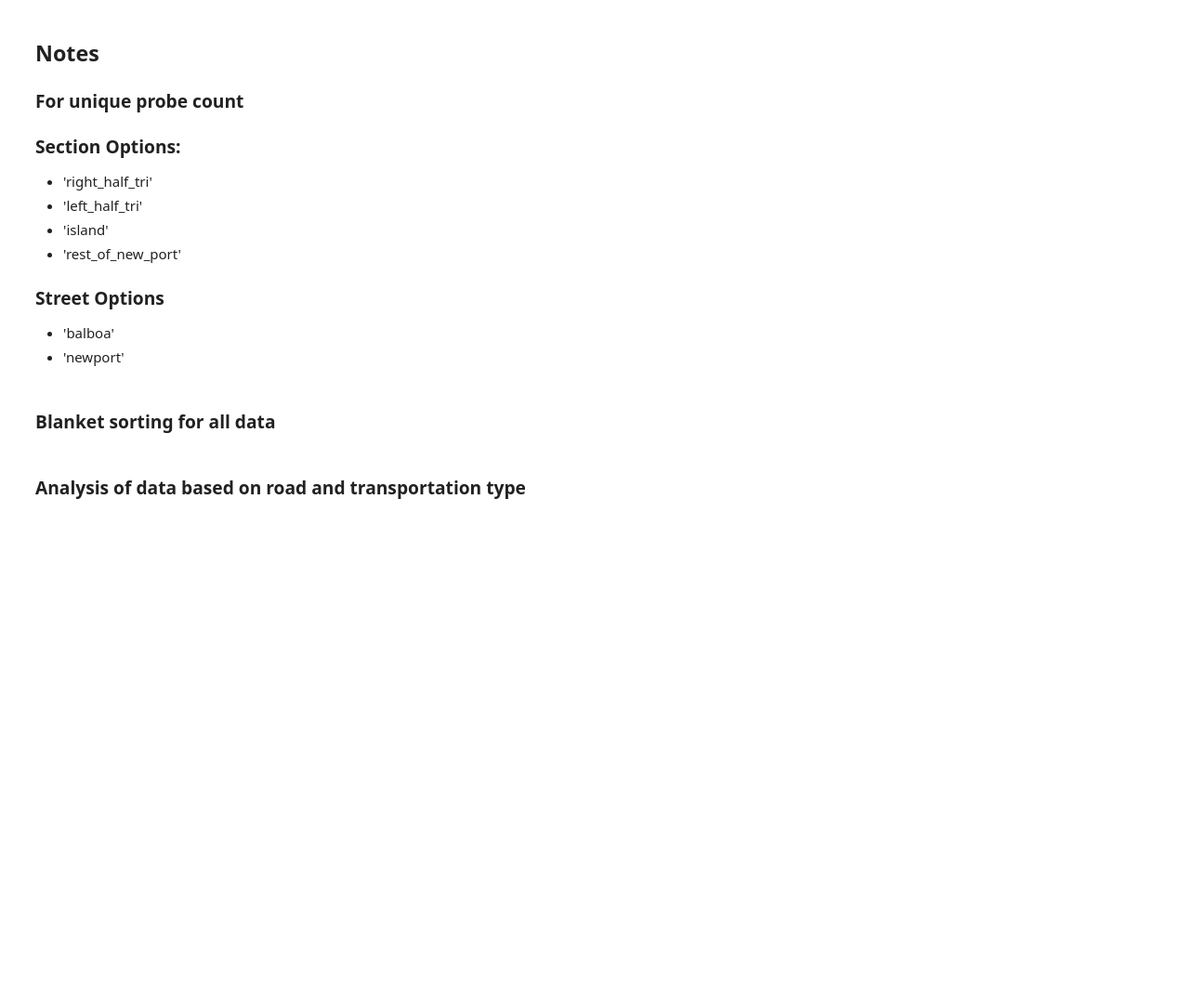
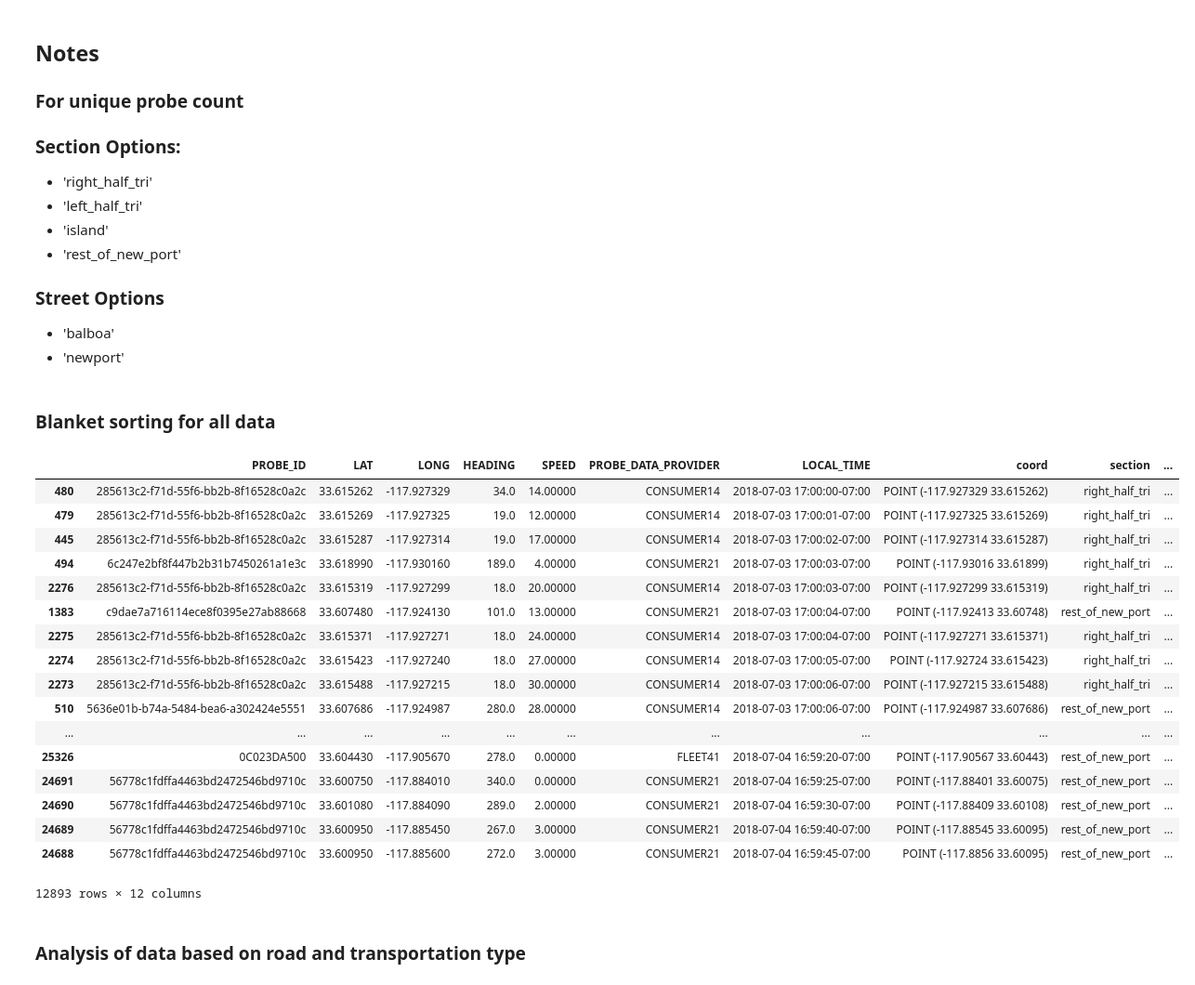
Before and after one commit to ZiningW/263-295-Project, a Jupyter notebook: Data_Analysis.ipynb, the cells around one changed output. Shown: that part at 93% size. Saved outputs shown, nothing was run; the diff lists cells and outputs as text; code cells hidden in the pictures; blank space fills up the shorter version.

```diff
--- a/Data_Analysis.ipynb
+++ b/Data_Analysis.ipynb
@@ -82,6 +82,8 @@ class Analyze_Data:
 
         self.data['coord'] = self.data.apply(self.create_point, axis=1)
         self.data['section'] = 'N/A'
+
+        return self.data
 
     def get_section(self):
         # For separating data into sections based on defined shapefiles
@@ -128,6 +130,7 @@ class Analyze_Data:
 
     def clean_data(self):
         # Remove useless columns and set timezone
+        self.get_street()
         self.data_cleaned = self.data[self.data.section != 'N/A'][['PROBE_ID','LAT','LONG',\
                                                             'HEADING',\
                                                             'SPEED',\
@@ -261,6 +264,27 @@ class road_specific_analysis():
 # %%
 analysis = Analyze_Data(data, section_shapefile_list, street_shapefile_list)
 data_cleaned = analysis.clean_data_add_heading()
+# %%
+data_cleaned
+# %% [output]
+|  | PROBE_ID | LAT | LONG | HEADING | SPEED | PROBE_DATA_PROVIDER | LOCAL_TIME | coord | section | ... |
+| 480 | 285613c2-f71d-55f6-bb2b-8f16528c0a2c | 33.615262 | -117.927329 | 34.0 | 14.00000 | CONSUMER14 | 2018-07-03 17:00:00-07:00 | POINT (-117.927329 33.615262) | right_half_tri | ... |
+| 479 | 285613c2-f71d-55f6-bb2b-8f16528c0a2c | 33.615269 | -117.927325 | 19.0 | 12.00000 | CONSUMER14 | 2018-07-03 17:00:01-07:00 | POINT (-117.927325 33.615269) | right_half_tri | ... |
+| 445 | 285613c2-f71d-55f6-bb2b-8f16528c0a2c | 33.615287 | -117.927314 | 19.0 | 17.00000 | CONSUMER14 | 2018-07-03 17:00:02-07:00 | POINT (-117.927314 33.615287) | right_half_tri | ... |
+| 494 | 6c247e2bf8f447b2b31b7450261a1e3c | 33.618990 | -117.930160 | 189.0 | 4.00000 | CONSUMER21 | 2018-07-03 17:00:03-07:00 | POINT (-117.93016 33.61899) | right_half_tri | ... |
+| 2276 | 285613c2-f71d-55f6-bb2b-8f16528c0a2c | 33.615319 | -117.927299 | 18.0 | 20.00000 | CONSUMER14 | 2018-07-03 17:00:03-07:00 | POINT (-117.927299 33.615319) | right_half_tri | ... |
+| 1383 | c9dae7a716114ece8f0395e27ab88668 | 33.607480 | -117.924130 | 101.0 | 13.00000 | CONSUMER21 | 2018-07-03 17:00:04-07:00 | POINT (-117.92413 33.60748) | rest_of_new_port | ... |
+| 2275 | 285613c2-f71d-55f6-bb2b-8f16528c0a2c | 33.615371 | -117.927271 | 18.0 | 24.00000 | CONSUMER14 | 2018-07-03 17:00:04-07:00 | POINT (-117.927271 33.615371) | right_half_tri | ... |
+| 2274 | 285613c2-f71d-55f6-bb2b-8f16528c0a2c | 33.615423 | -117.927240 | 18.0 | 27.00000 | CONSUMER14 | 2018-07-03 17:00:05-07:00 | POINT (-117.92724 33.615423) | right_half_tri | ... |
+| 2273 | 285613c2-f71d-55f6-bb2b-8f16528c0a2c | 33.615488 | -117.927215 | 18.0 | 30.00000 | CONSUMER14 | 2018-07-03 17:00:06-07:00 | POINT (-117.927215 33.615488) | right_half_tri | ... |
+| 510 | 5636e01b-b74a-5484-bea6-a302424e5551 | 33.607686 | -117.924987 | 280.0 | 28.00000 | CONSUMER14 | 2018-07-03 17:00:06-07:00 | POINT (-117.924987 33.607686) | rest_of_new_port | ... |
+| ... | ... | ... | ... | ... | ... | ... | ... | ... | ... | ... |
+| 25326 | 0C023DA500 | 33.604430 | -117.905670 | 278.0 | 0.00000 | FLEET41 | 2018-07-04 16:59:20-07:00 | POINT (-117.90567 33.60443) | rest_of_new_port | ... |
+| 24691 | 56778c1fdffa4463bd2472546bd9710c | 33.600750 | -117.884010 | 340.0 | 0.00000 | CONSUMER21 | 2018-07-04 16:59:25-07:00 | POINT (-117.88401 33.60075) | rest_of_new_port | ... |
+| 24690 | 56778c1fdffa4463bd2472546bd9710c | 33.601080 | -117.884090 | 289.0 | 2.00000 | CONSUMER21 | 2018-07-04 16:59:30-07:00 | POINT (-117.88409 33.60108) | rest_of_new_port | ... |
+| 24689 | 56778c1fdffa4463bd2472546bd9710c | 33.600950 | -117.885450 | 267.0 | 3.00000 | CONSUMER21 | 2018-07-04 16:59:40-07:00 | POINT (-117.88545 33.60095) | rest_of_new_port | ... |
+| 24688 | 56778c1fdffa4463bd2472546bd9710c | 33.600950 | -117.885600 | 272.0 | 3.00000 | CONSUMER21 | 2018-07-04 16:59:45-07:00 | POINT (-117.8856 33.60095) | rest_of_new_port | ... |
+12893 rows × 12 columns
 # %% [markdown]
 ### Analysis of data based on road and transportation type
 # %%
```
